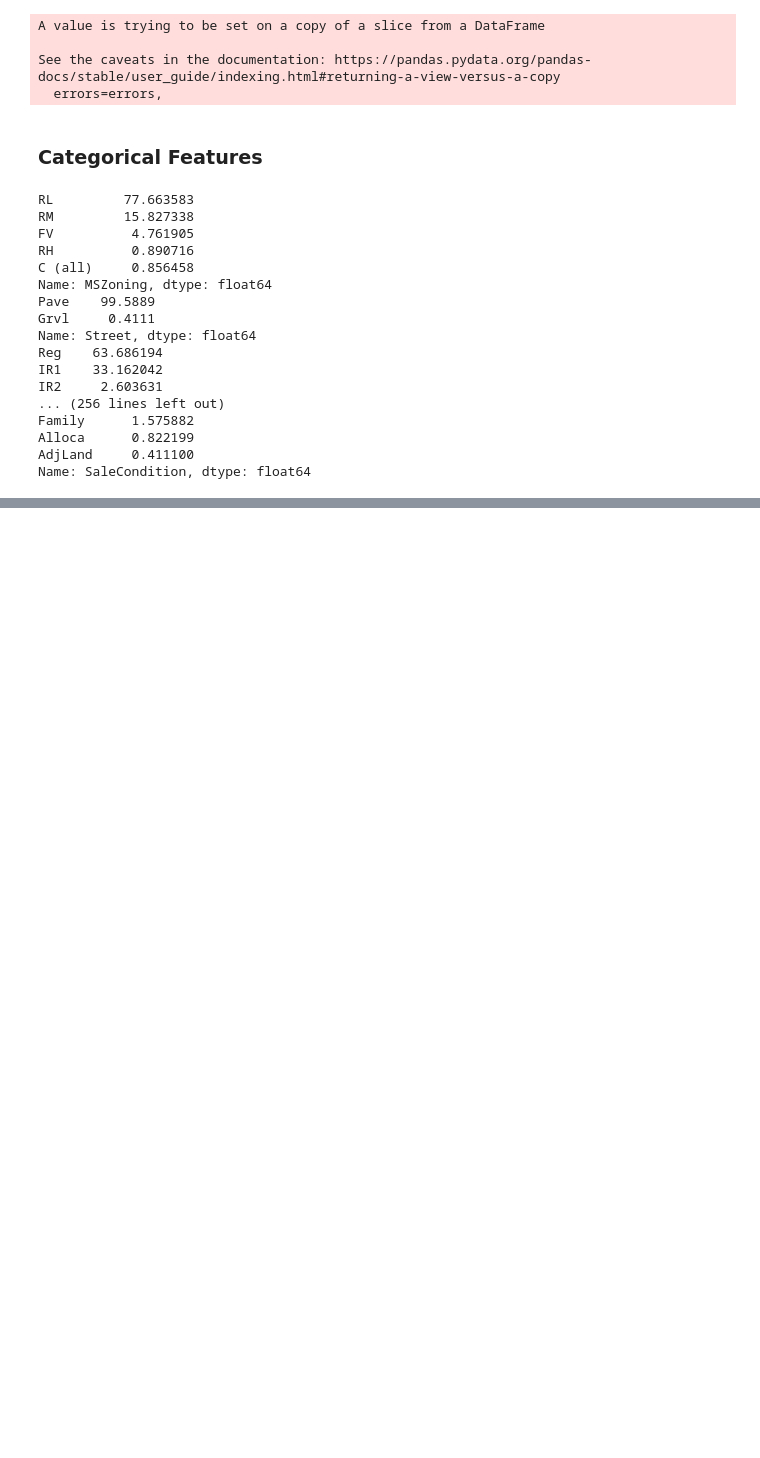
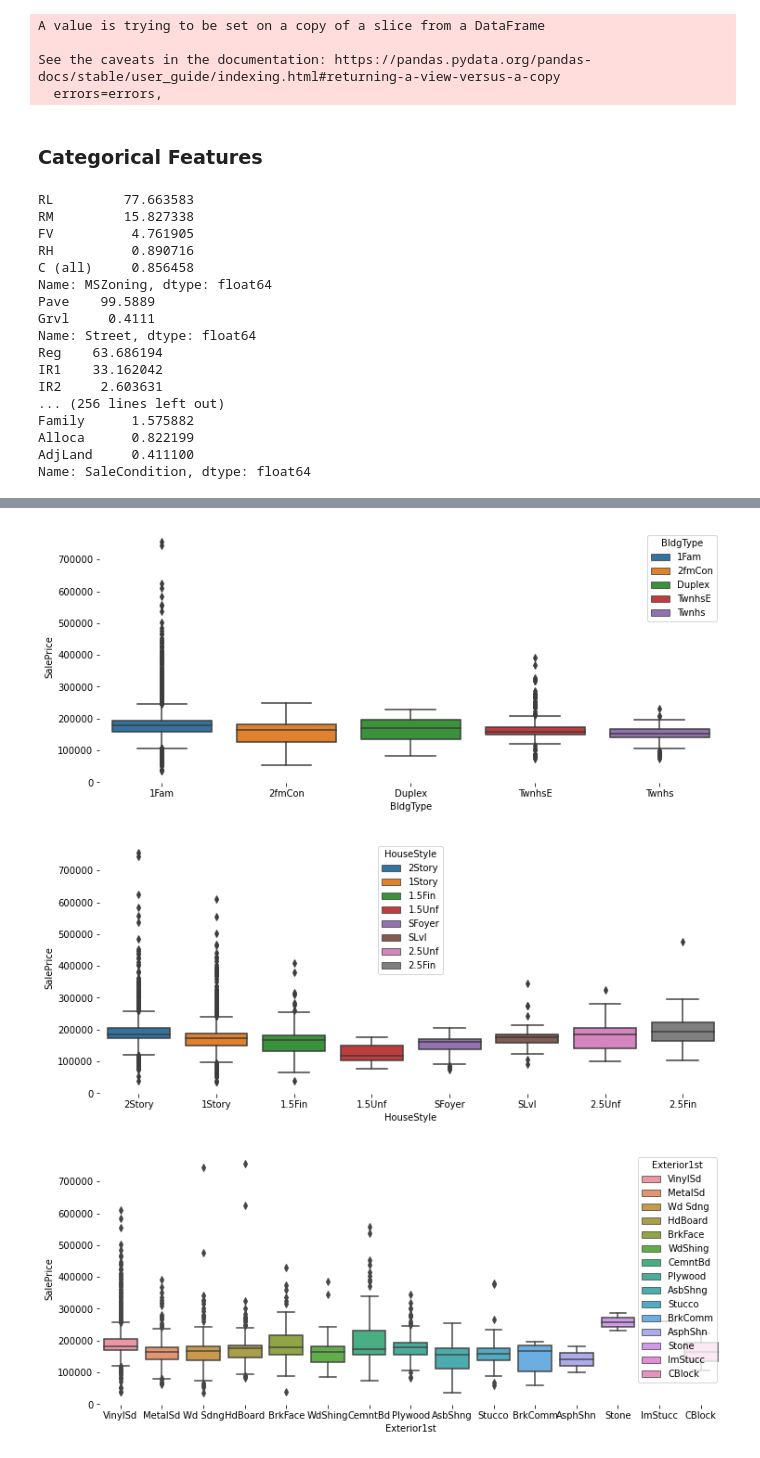
Before and after one commit to daianeklein/House-Prices-advRegressionTechniques, a Jupyter notebook: House-Prices-Adv-Regression-Techniques/01/House-Prices-Advanced-Regression-Techniques.ipynb, the cells around one changed output, grey strips where cells are left out. Drawn from its saved outputs; the diff is of its cells as text; code cells hidden in the pictures; blank space fills up the shorter version.

```diff
--- a/House-Prices-Adv-Regression-Techniques/01/House-Prices-Advanced-Regression-Techniques.ipynb
+++ b/House-Prices-Adv-Regression-Techniques/01/House-Prices-Advanced-Regression-Techniques.ipynb
@@ -387,6 +390,6 @@ Name: SaleCondition, dtype: float64
 dropcols = ['MSZoning', 'LotShape', 'LandContour', 'Utilities', 'LotConfig', 'Neighborhood', 'Condition1',
            'Condition2', 'RoofStyle', 'ExterQual', 'BsmtQual', 'BsmtFinType1', 'BsmtFinType2',
            'HeatingQC', 'KitchenQual', 'GarageFinish', 'GarageQual', 'GarageCond', 'PavedDrive',
-           'SaleType']
+           'SaleType', 'CentralAir', 'Street', 'LandSlope', 'RoofMatl', 'BsmtCond', 'Functional']
 
 cat_attributes.drop(cat_attributes[dropcols], axis = 1, inplace = True)
@@ -397,0 +491,13 @@ See the caveats in the documentation: https://pandas.pydata.org/pandas-docs/stab
+# %%
+def cat_boxplot(variavel):
+    plt.figure(figsize=(12, 5))
+    ax = sns.boxplot(data = df1[[variavel, 'SalePrice']],
+                 y = 'SalePrice', x = variavel,hue = variavel, dodge = False)
+    sns.despine(bottom = True, left = True);
+# %%
+for g in df1[cat_attributes.columns]:
+    cat_boxplot(g)
+# %% [output]
+[figure, added]
+[figure, added]
+[figure, added]
```
Also changed, not shown: parts of 12 cells of this notebook.
